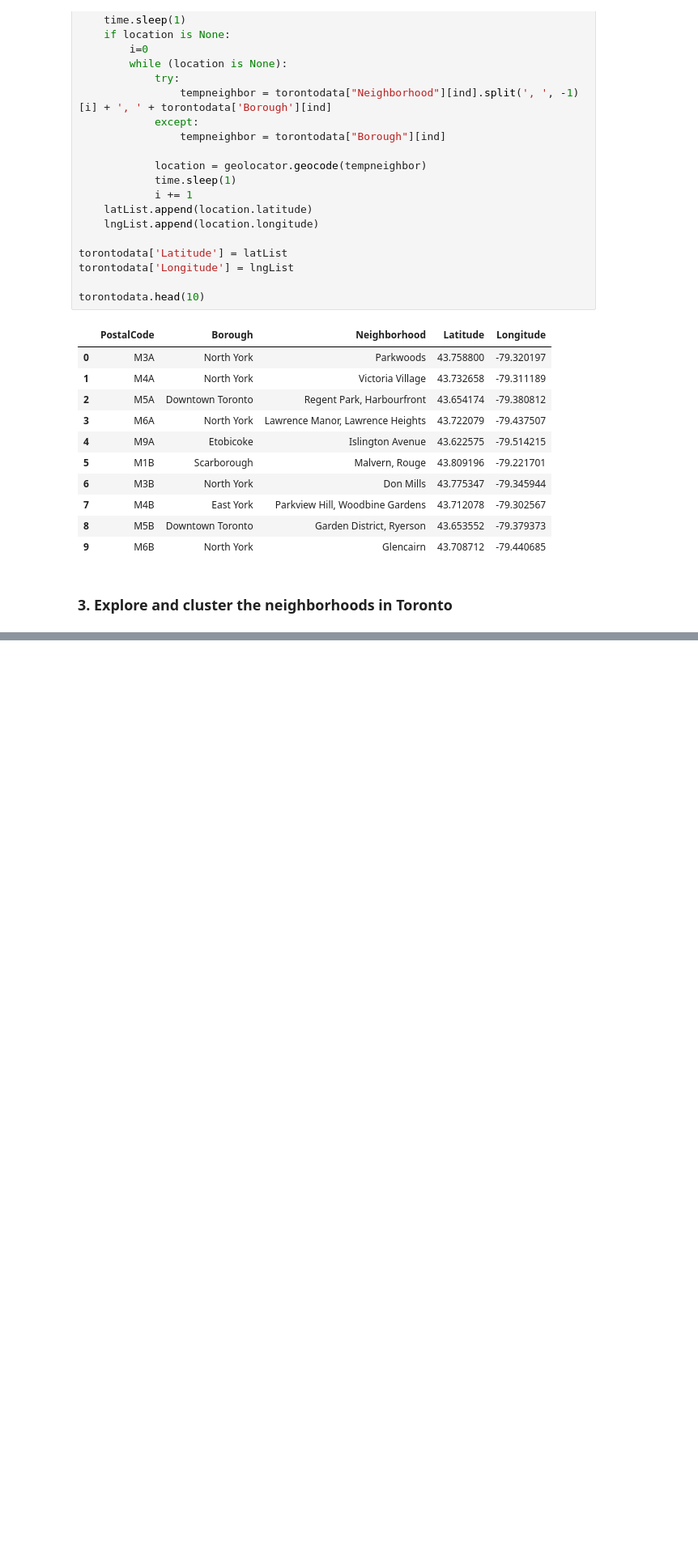
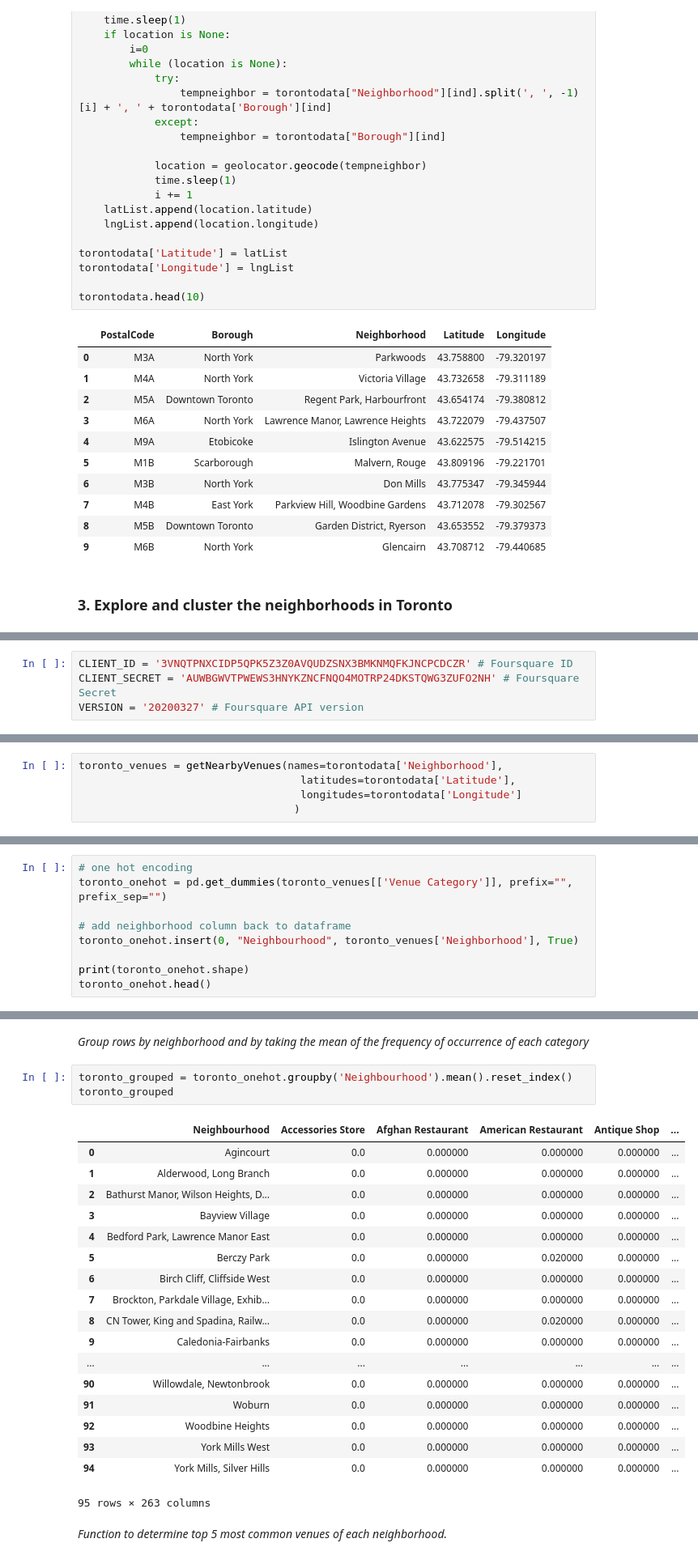
Before and after one commit to kshbds/Coursera_Capstone, a Jupyter notebook: Clustering Neighborhoods in Toronto.ipynb, the cells around one changed output, grey strips where cells are left out. Shown at 81% size. Drawn from its saved outputs; the diff is of its cells as text; blank space fills up the shorter version.

```diff
--- a/Clustering Neighborhoods in Toronto.ipynb
+++ b/Clustering Neighborhoods in Toronto.ipynb
@@ -185,0 +236,4 @@ torontodata.head(10)
+# %%
+CLIENT_ID = '3VNQTPNXCIDP5QPK5Z3Z0AVQUDZSNX3BMKNMQFKJNCPCDCZR' # Foursquare ID
+CLIENT_SECRET = 'AUWBGWVTPWEWS3HNYKZNCFNQO4MOTRP24DKSTQWG3ZUFO2NH' # Foursquare Secret
+VERSION = '20200327' # Foursquare API version
@@ -185,0 +299,5 @@ torontodata.head(10)
+# %%
+toronto_venues = getNearbyVenues(names=torontodata['Neighborhood'],
+                                   latitudes=torontodata['Latitude'],
+                                   longitudes=torontodata['Longitude']
+                                  )
@@ -185,0 +319,9 @@ torontodata.head(10)
+# %%
+# one hot encoding
+toronto_onehot = pd.get_dummies(toronto_venues[['Venue Category']], prefix="", prefix_sep="")
+
+# add neighborhood column back to dataframe
+toronto_onehot.insert(0, "Neighbourhood", toronto_venues['Neighborhood'], True)
+
+print(toronto_onehot.shape)
+toronto_onehot.head()
@@ -185,0 +337,26 @@ torontodata.head(10)
+# %% [markdown]
+_Group rows by neighborhood and by taking the mean of the frequency of occurrence of each category_
+# %%
+toronto_grouped = toronto_onehot.groupby('Neighbourhood').mean().reset_index()
+toronto_grouped
+# %% [output]
+|  | Neighbourhood | Accessories Store | Afghan Restaurant | American Restaurant | Antique Shop | ... |
+| 0 | Agincourt | 0.0 | 0.000000 | 0.000000 | 0.000000 | ... |
+| 1 | Alderwood, Long Branch | 0.0 | 0.000000 | 0.000000 | 0.000000 | ... |
+| 2 | Bathurst Manor, Wilson Heights, D... | 0.0 | 0.000000 | 0.000000 | 0.000000 | ... |
+| 3 | Bayview Village | 0.0 | 0.000000 | 0.000000 | 0.000000 | ... |
+| 4 | Bedford Park, Lawrence Manor East | 0.0 | 0.000000 | 0.000000 | 0.000000 | ... |
+| 5 | Berczy Park | 0.0 | 0.000000 | 0.020000 | 0.000000 | ... |
+| 6 | Birch Cliff, Cliffside West | 0.0 | 0.000000 | 0.000000 | 0.000000 | ... |
+| 7 | Brockton, Parkdale Village, Exhib... | 0.0 | 0.000000 | 0.000000 | 0.000000 | ... |
+| 8 | CN Tower, King and Spadina, Railw... | 0.0 | 0.000000 | 0.020000 | 0.000000 | ... |
+| 9 | Caledonia-Fairbanks | 0.0 | 0.000000 | 0.000000 | 0.000000 | ... |
+| ... | ... | ... | ... | ... | ... | ... |
+| 90 | Willowdale, Newtonbrook | 0.0 | 0.000000 | 0.000000 | 0.000000 | ... |
+| 91 | Woburn | 0.0 | 0.000000 | 0.000000 | 0.000000 | ... |
+| 92 | Woodbine Heights | 0.0 | 0.000000 | 0.000000 | 0.000000 | ... |
+| 93 | York Mills West | 0.0 | 0.000000 | 0.000000 | 0.000000 | ... |
+| 94 | York Mills, Silver Hills | 0.0 | 0.000000 | 0.000000 | 0.000000 | ... |
+95 rows × 263 columns
+# %% [markdown]
+_Function to determine top 5 most common venues of each neighborhood._
```
Also changed, not shown: parts of 28 cells of this notebook.
